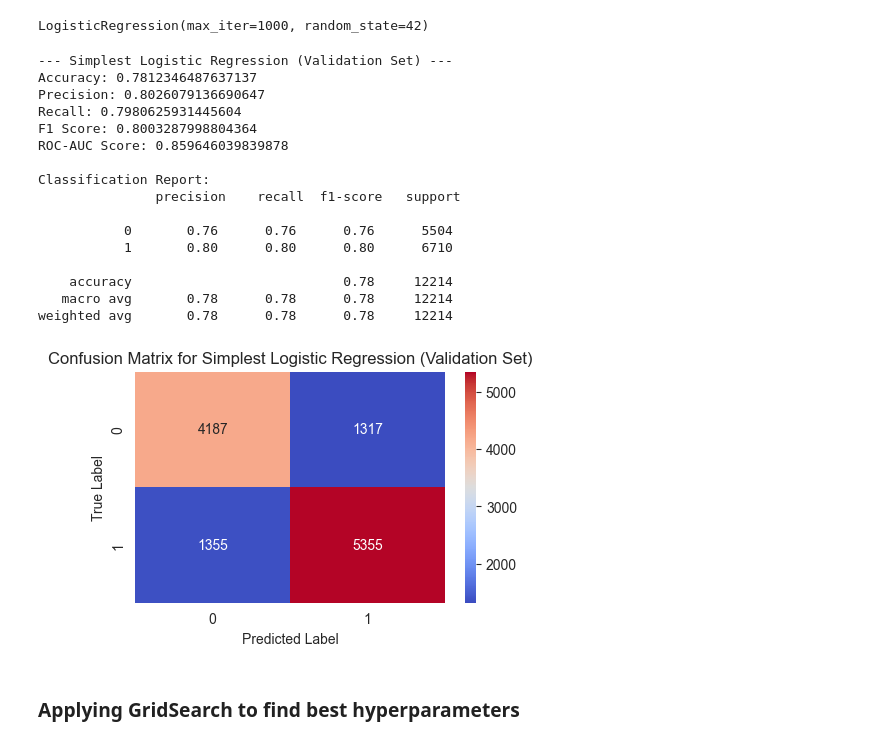
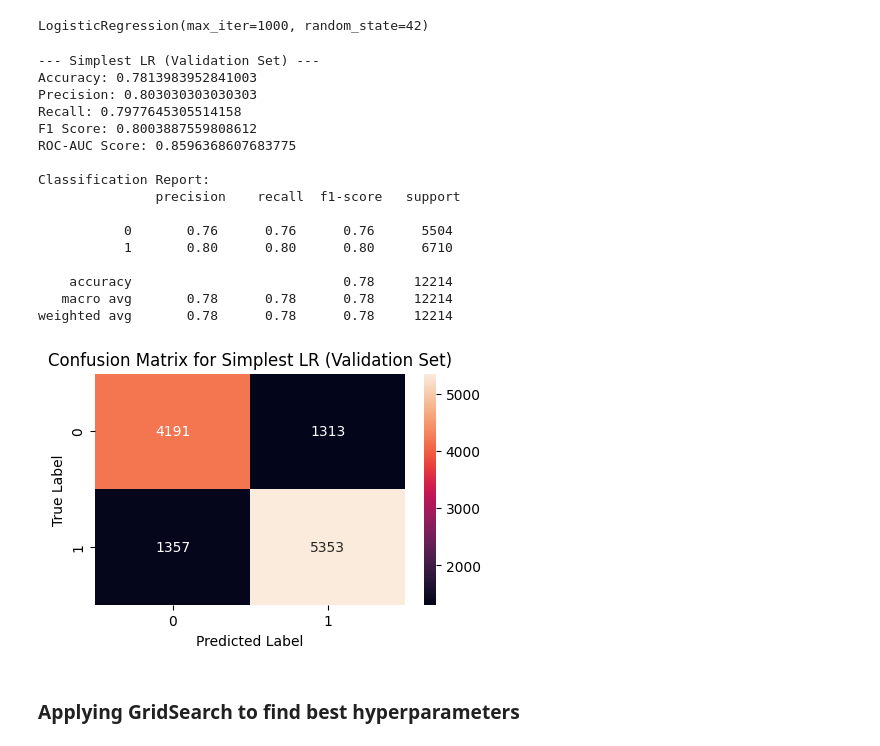
Before and after one commit to alicja-a-d/UAB_ML_project, a Jupyter notebook: notebook/code_final.ipynb, the cells around one changed output. Cells and saved outputs as stored; diff of their text form; code cells hidden in the pictures.

```diff
--- a/notebook/code_final.ipynb
+++ b/notebook/code_final.ipynb
@@ -653,7 +657,7 @@ def evaluate_classifier(clf, X_train, X_test, y_train, y_test, name):
 
      # plotting the confusion matrix
     plt.figure(figsize=(5, 3))
-    sns.heatmap(confusion_matrix(y_test, y_pred), annot=True, fmt="d", cmap="coolwarm")
+    sns.heatmap(confusion_matrix(y_test, y_pred), annot=True, fmt="d")
     plt.title(f"Confusion Matrix for {name}")
     plt.xlabel("Predicted Label")
     plt.ylabel("True Label")
@@ -668,25 +672,25 @@ model.fit(X_train, y_train)
 # %% [output]
 LogisticRegression(max_iter=1000, random_state=42)
 # %%
-evaluate_classifier(model, X_train, X_val, y_train, y_val, "Simplest Logistic Regression (Validation Set)")
+evaluate_classifier(model, X_train, X_val, y_train, y_val, "Simplest LR (Validation Set)")
 # %% [output]
---- Simplest Logistic Regression (Validation Set) ---
-Accuracy: 0.7812346487637137
-Precision: 0.8026079136690647
-Recall: 0.7980625931445604
-F1 Score: 0.8003287998804364
-ROC-AUC Score: 0.859646039839878
+--- Simplest LR (Validation Set) ---
+Accuracy: 0.7813983952841003
+Precision: 0.803030303030303
+Recall: 0.7977645305514158
+F1 Score: 0.8003887559808612
+ROC-AUC Score: 0.8596368607683775
 
 Classification Report:
                precision    recall  f1-score   support
 
            0       0.76      0.76      0.76      5504
            1       0.80      0.80      0.80      6710
 
     accuracy                           0.78     12214
    macro avg       0.78      0.78      0.78     12214
 weighted avg       0.78      0.78      0.78     12214
-[figure, old version]
+[figure, new version]
 # %% [markdown]
 ### Applying GridSearch to find best hyperparameters
 # %%
```
Also changed, not shown: parts of 11 cells of this notebook, 9 other files.
